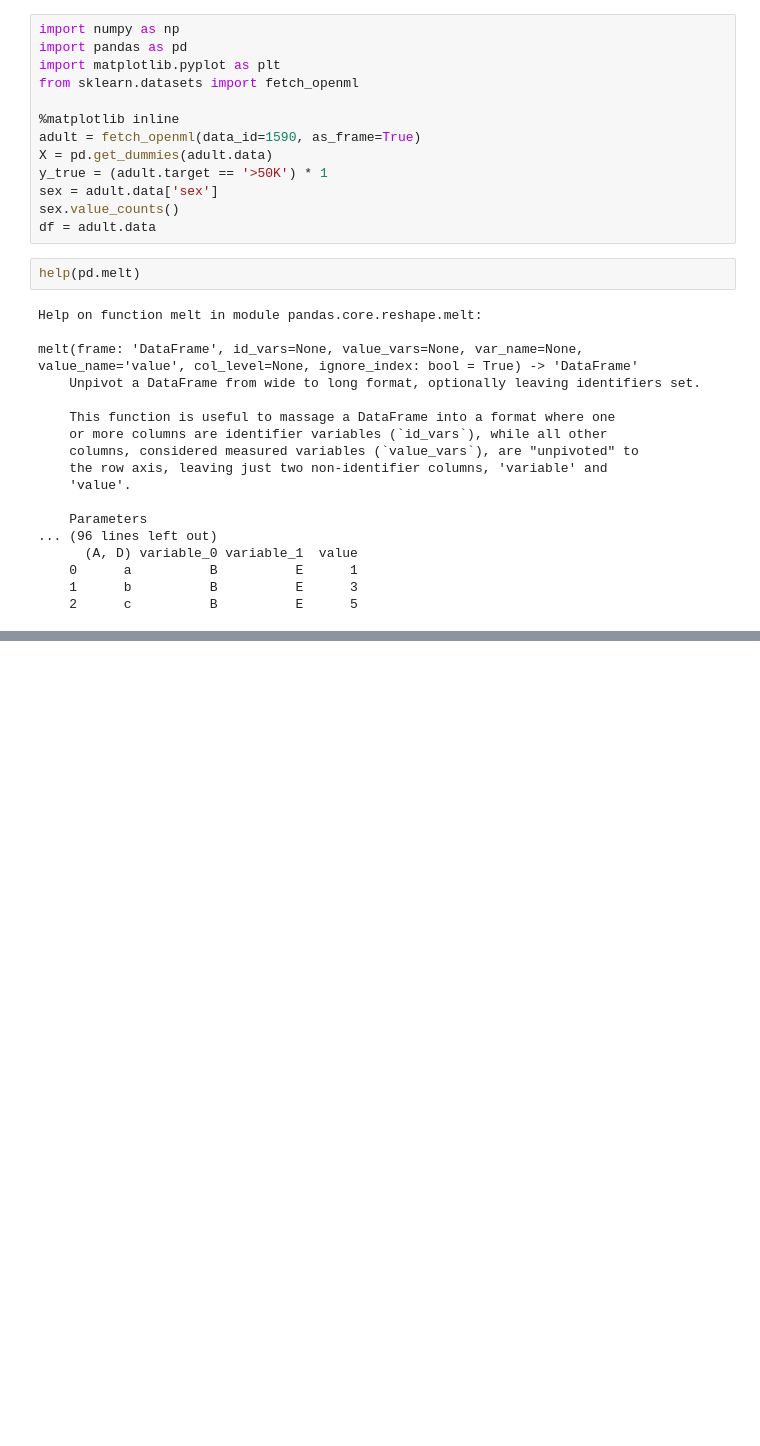
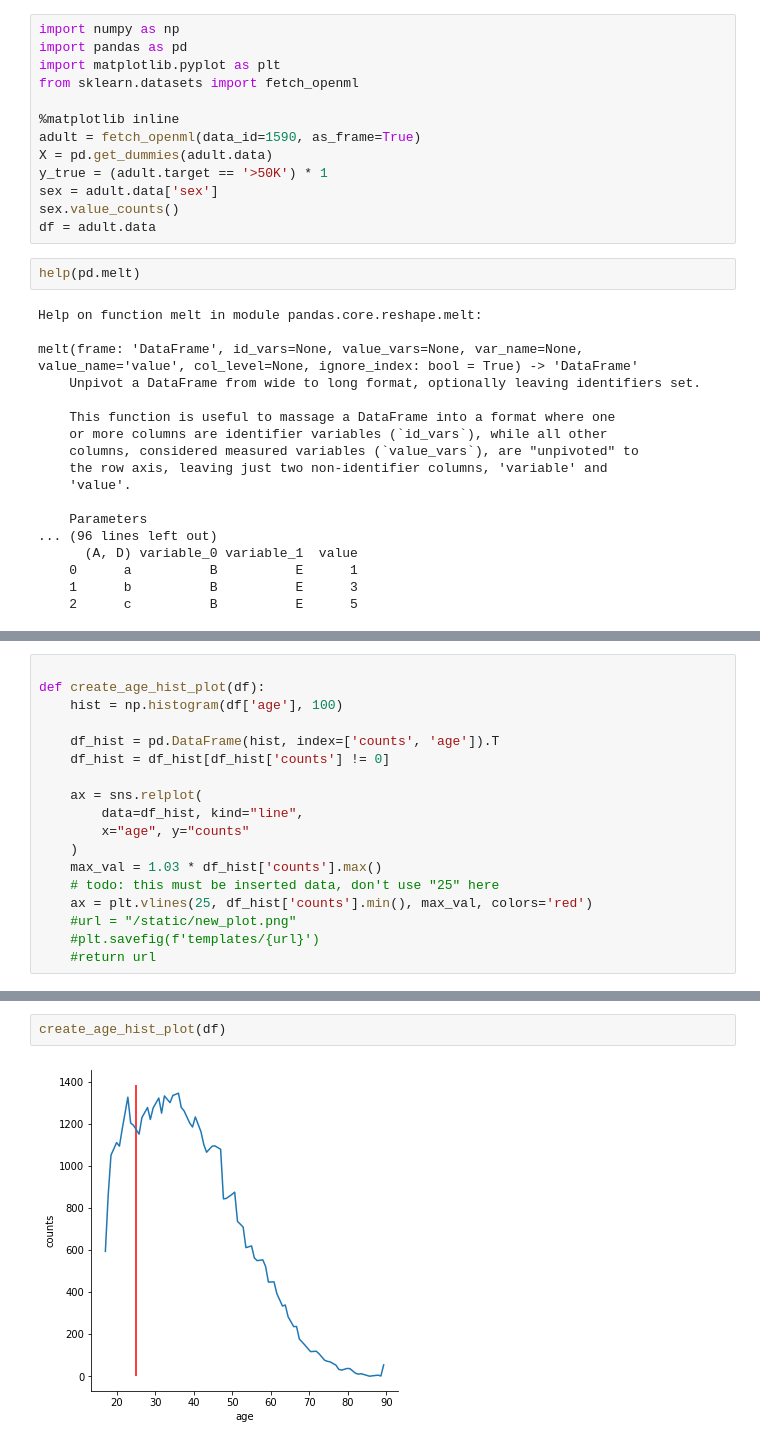
Before and after one commit to mraahemi/Bias_analyzer, a Jupyter notebook: notebooks/AdultDataset.ipynb, the cells around one changed output, grey strips where cells are left out. Saved outputs shown, nothing was run; the diff lists cells and outputs as text; blank space fills up the shorter version.

```diff
--- a/notebooks/AdultDataset.ipynb
+++ b/notebooks/AdultDataset.ipynb
@@ -208,0 +121,18 @@ AttributeError: module 'numpy' has no attribute 'hist'
+# %%
+
+def create_age_hist_plot(df):
+    hist = np.histogram(df['age'], 100)
+
+    df_hist = pd.DataFrame(hist, index=['counts', 'age']).T
+    df_hist = df_hist[df_hist['counts'] != 0]
+
+    ax = sns.relplot(
+        data=df_hist, kind="line",
+        x="age", y="counts"
+    )
+    max_val = 1.03 * df_hist['counts'].max()
+    # todo: this must be inserted data, don't use "25" here
+    ax = plt.vlines(25, df_hist['counts'].min(), max_val, colors='red')
+    #url = "/static/new_plot.png"
+    #plt.savefig(f'templates/{url}')
+    #return url
@@ -254,0 +198,4 @@ AttributeError: 'Graph' object has no attribute 'node'
+# %%
+create_age_hist_plot(df)
+# %% [output]
+[figure, added]
```
Also changed, not shown: parts of 52 cells of this notebook, 7 other files.
